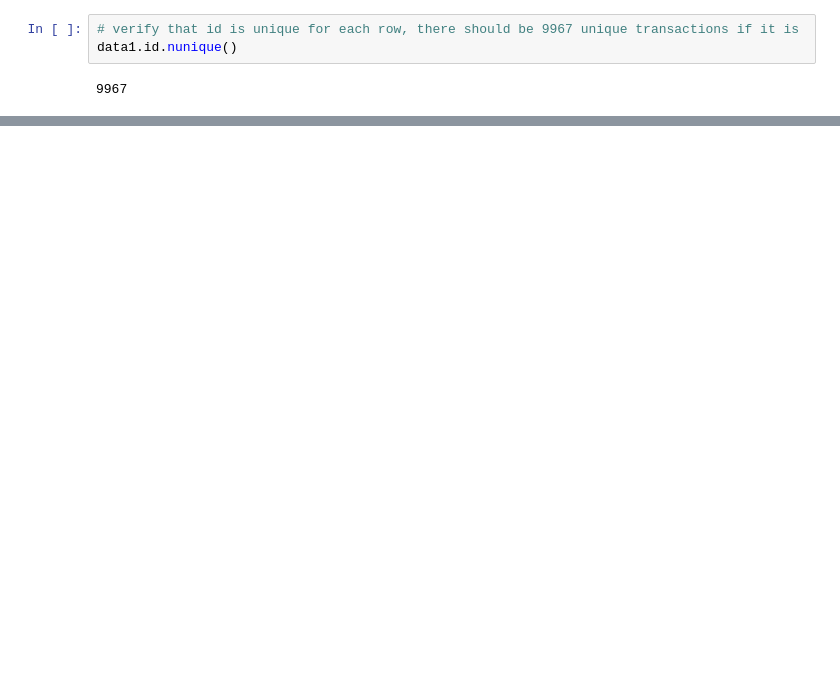
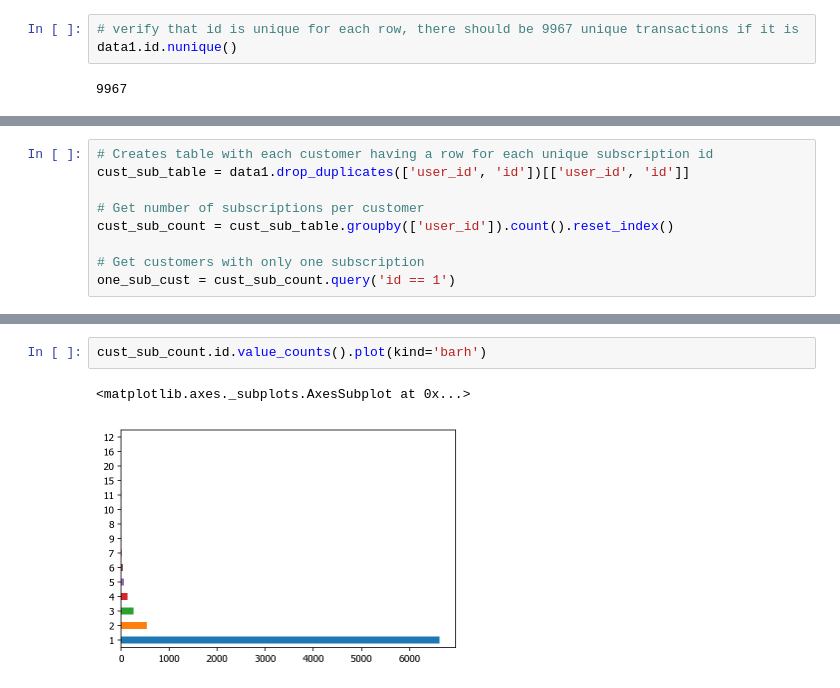
Before and after one commit to ecmyhre/customer-switching, a Jupyter notebook: customer_switching.ipynb, the cells around one changed output, grey strips where cells are left out. Drawn from its saved outputs; the diff is of its cells as text; blank space fills up the shorter version.

```diff
--- a/customer_switching.ipynb
+++ b/customer_switching.ipynb
@@ -185,0 +155,9 @@ matrix
+# %%
+# Creates table with each customer having a row for each unique subscription id
+cust_sub_table = data1.drop_duplicates(['user_id', 'id'])[['user_id', 'id']]
+
+# Get number of subscriptions per customer
+cust_sub_count = cust_sub_table.groupby(['user_id']).count().reset_index()
+
+# Get customers with only one subscription
+one_sub_cust = cust_sub_count.query('id == 1')
@@ -185,0 +182,5 @@ matrix
+# %%
+cust_sub_count.id.value_counts().plot(kind='barh')
+# %% [output]
+<matplotlib.axes._subplots.AxesSubplot at 0x...>
+[figure, added]
```
Also changed, not shown: parts of 10 cells of this notebook, 6 other files.
